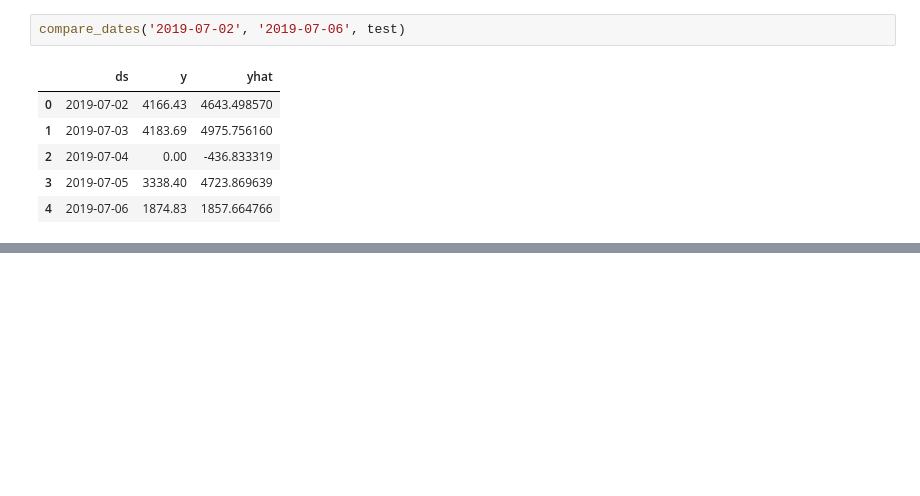
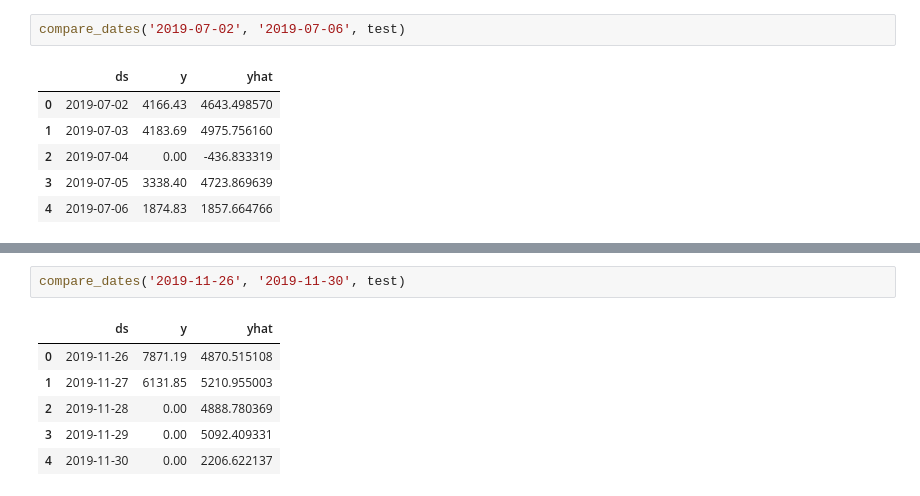
Before and after one commit to BlueOrangeDigital/TimeSeries, a Jupyter notebook: RevenuePerDoctor.ipynb, the cells around one changed output, grey strips where cells are left out. Saved outputs shown, nothing was run; the diff lists cells and outputs as text; blank space fills up the shorter version.

```diff
--- a/RevenuePerDoctor.ipynb
+++ b/RevenuePerDoctor.ipynb
@@ -124,0 +149,9 @@ compare_dates('2019-07-02', '2019-07-06', test)
+# %%
+compare_dates('2019-11-26', '2019-11-30', test)
+# %% [output]
+|  | ds | y | yhat |
+| 0 | 2019-11-26 | 7871.19 | 4870.515108 |
+| 1 | 2019-11-27 | 6131.85 | 5210.955003 |
+| 2 | 2019-11-28 | 0.00 | 4888.780369 |
+| 3 | 2019-11-29 | 0.00 | 5092.409331 |
+| 4 | 2019-11-30 | 0.00 | 2206.622137 |
```
Also changed, not shown: parts of 29 cells of this notebook.
